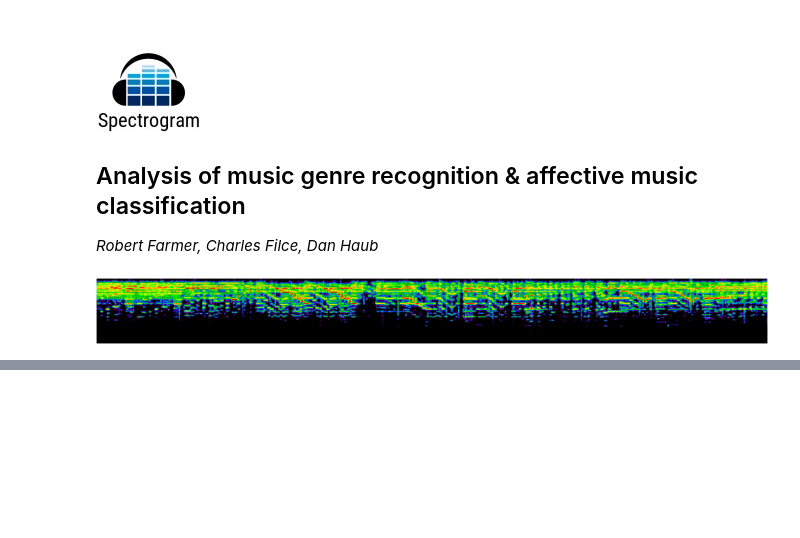
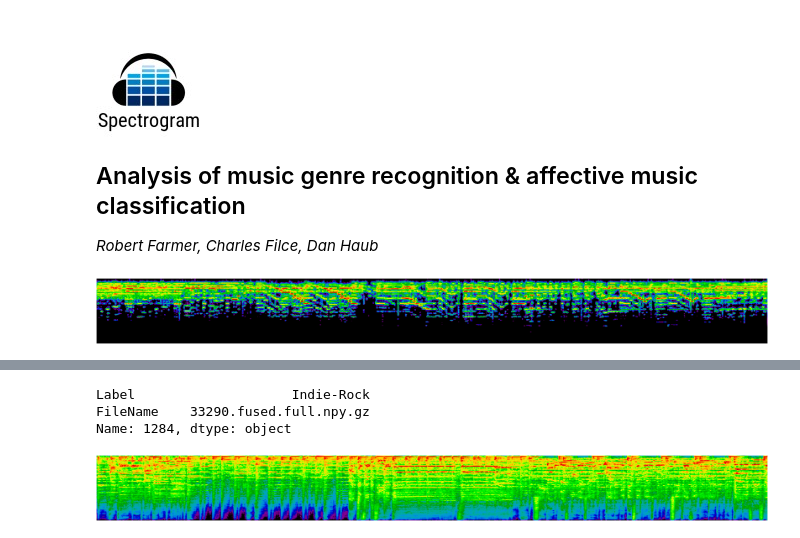
Before and after one commit to danshaub/Spectography, a Jupyter notebook: Music_Spec.ipynb, the cells around one changed output, grey strips where cells are left out. Drawn from its saved outputs; the diff is of its cells as text; code cells hidden in the pictures; blank space fills up the shorter version.

Commit message:
Adds comments and a small demo for accessing data

```diff
--- a/Music_Spec.ipynb
+++ b/Music_Spec.ipynb
@@ -97,0 +82,15 @@ test.head()
+# %%
+import random
+
+indx = random.randint(0, len(full)-1)
+row = full.iloc[indx]
+
+print(row)
+
+# This is how the data from the dataset is accessed
+viewSpec(openSpec(attr=(row['Label'],row['FileName'])))
+# %% [output]
+Label                    Indie-Rock
+FileName    33290.fused.full.npy.gz
+Name: 1284, dtype: object
+[figure, added]
```
Also changed, not shown: parts of 5 cells of this notebook.
